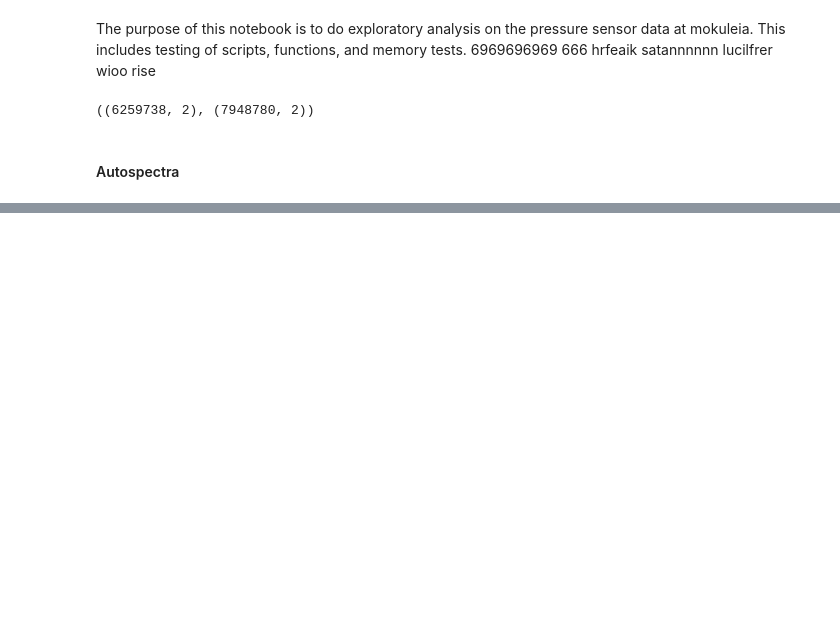
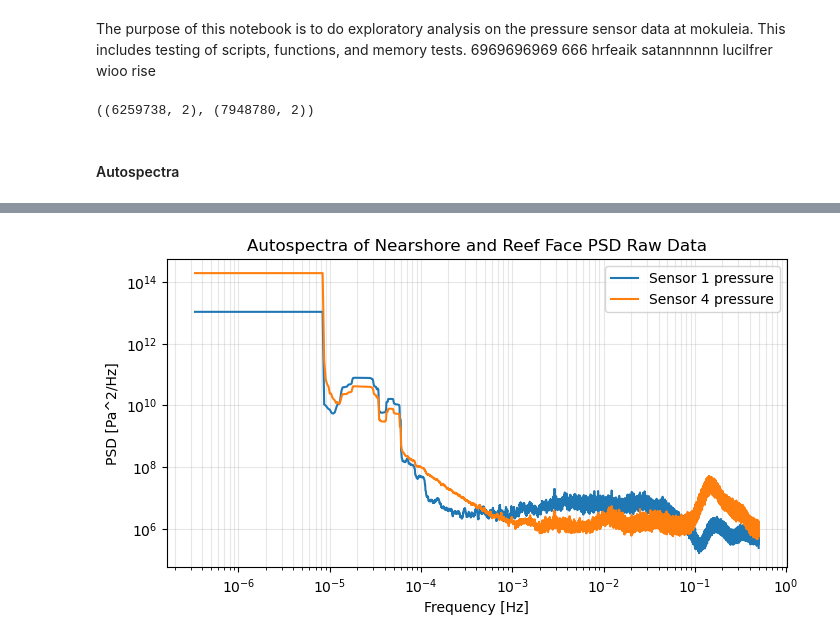
Before and after one commit to isidora-rojas/OceanWaveAnalysis, a Jupyter notebook: mokuleia/SpectralAnalysis.ipynb, the cells around one changed output, grey strips where cells are left out. Saved outputs shown, nothing was run; the diff lists cells and outputs as text; code cells hidden in the pictures; blank space fills up the shorter version.

```diff
--- a/mokuleia/SpectralAnalysis.ipynb
+++ b/mokuleia/SpectralAnalysis.ipynb
@@ -35,0 +100,29 @@ S4.shape, S1.shape
+# %%
+idx = S1.index.intersection(S4.index)
+S1auto = S1.loc[idx]
+S4auto = S4.loc[idx]
+
+N = len(idx)
+f = np.fft.rfftfreq(N, d=1)
+
+fftS1 = np.fft.rfft(S1auto.pressure.values)
+fftS4 = np.fft.rfft(S4auto.pressure.values)
+
+
+psdS1_join = np.abs(fftS1)**2 / N
+psdS4_join = np.abs(fftS4)**2 / N
+
+psdS1_join_avg = np.convolve(psdS1_join, np.ones(bin_avg)/bin_avg, mode='same')
+psdS4_join_avg = np.convolve(psdS4_join, np.ones(bin_avg)/bin_avg, mode='same')
+
+plt.figure(figsize=(8, 4))
+plt.loglog(f[1:],psdS1_join_avg[1:], label="Sensor 1 pressure")
+plt.loglog(f[1:], psdS4_join_avg[1:], label="Sensor 4 pressure")
+plt.xlabel("Frequency [Hz]")
+plt.ylabel("PSD [Pa^2/Hz]")
+plt.title("Autospectra of Nearshore and Reef Face PSD Raw Data")
+plt.grid(True, which="both", alpha=0.3)
+plt.legend()
+plt.show()
+# %% [output]
+[figure, added]
```
Also changed, not shown: parts of 7 cells of this notebook, 5 other files.
